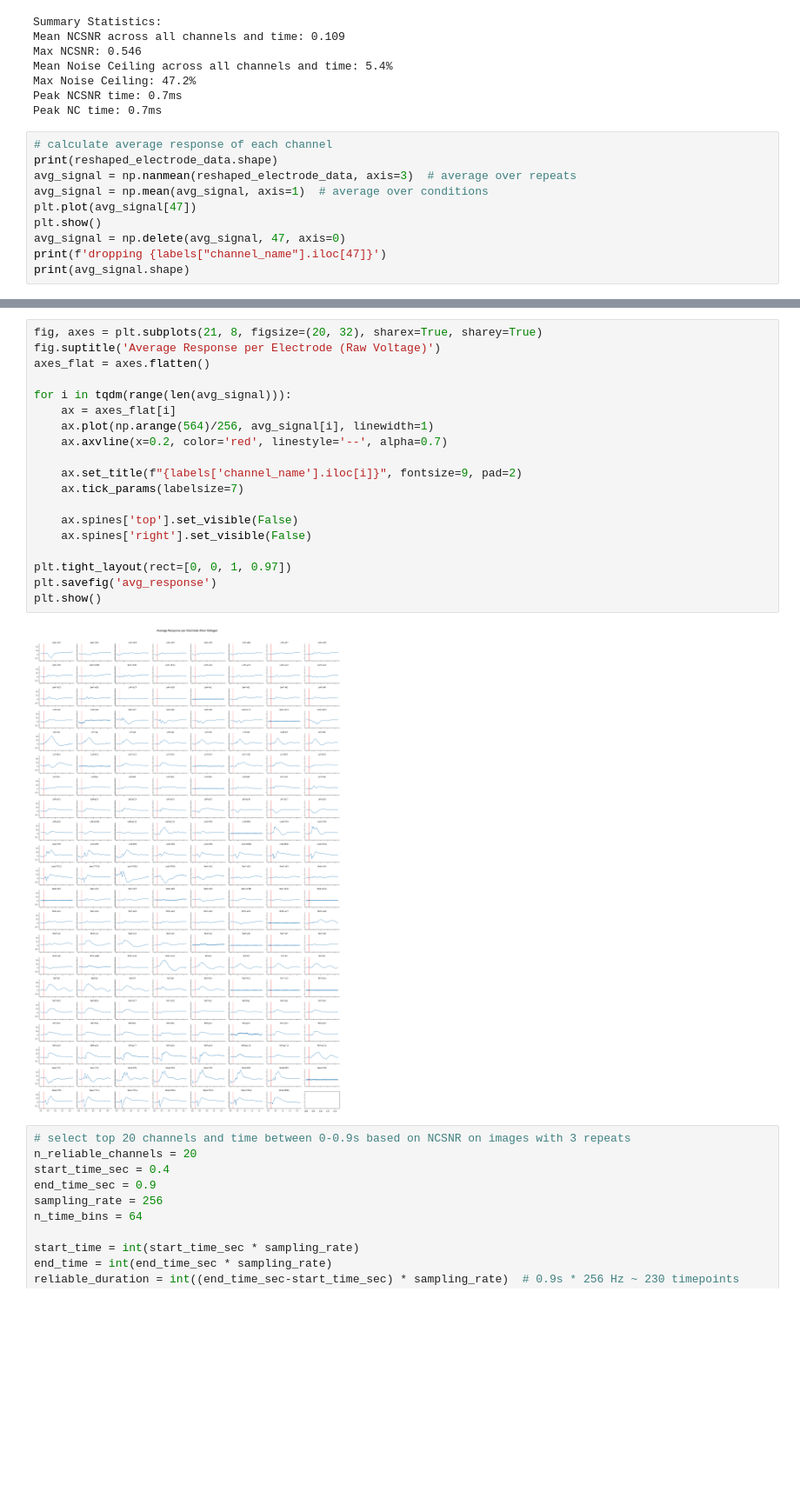
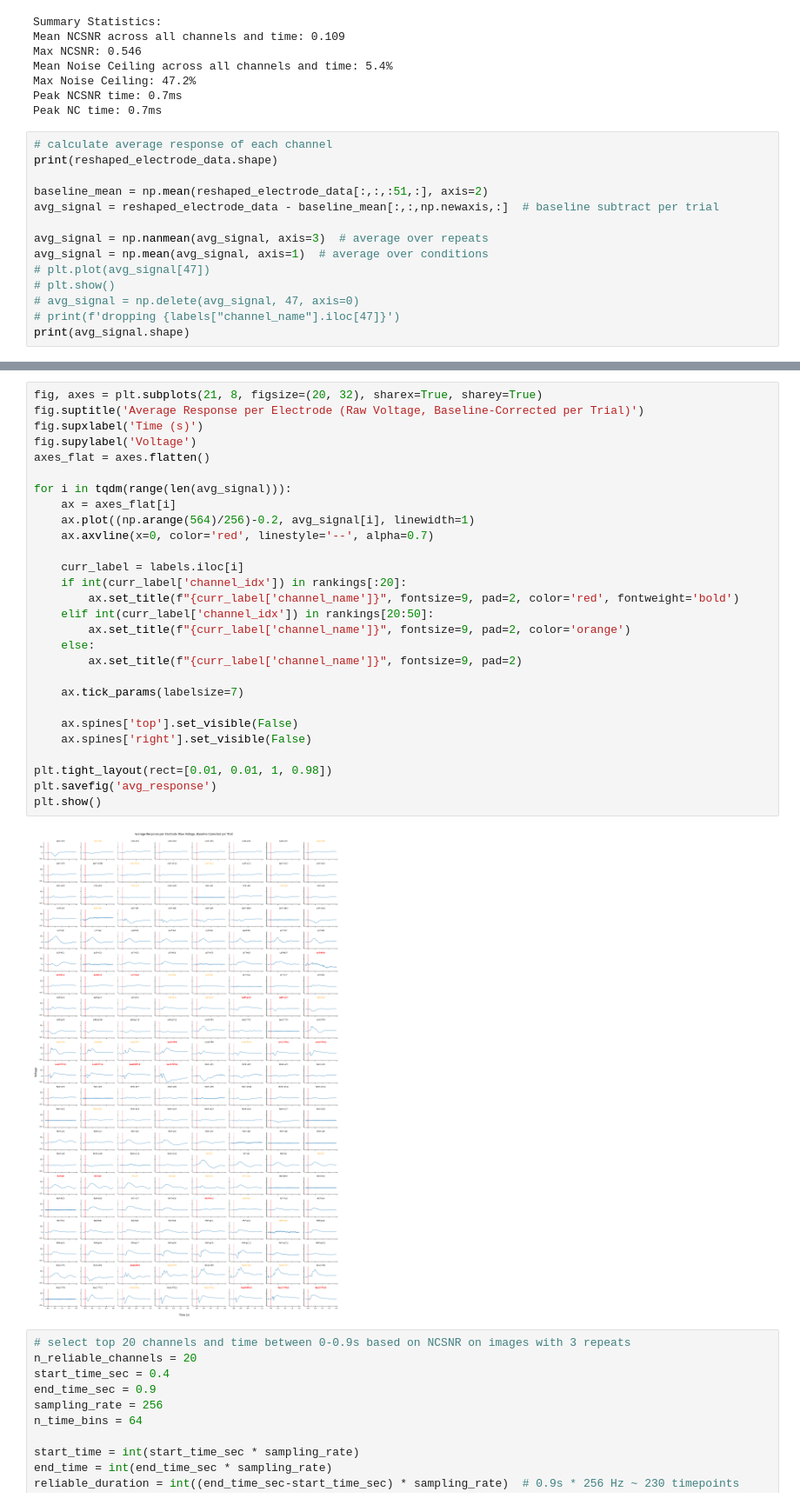
Before and after one commit to PrincetonCompMemLab/mindeye_ieeg, a Jupyter notebook: train.ipynb, the cells around one changed output, grey strips where cells are left out. Shown at 87% size. Drawn from its saved outputs; the diff is of its cells as text; blank space fills up the shorter version.

Commit message:
plot avg response of all electrodes, added baseline correction and mark top 50 by ncsnr

```diff
--- a/train.ipynb
+++ b/train.ipynb
@@ -477,12 +477,16 @@ Peak NC time: 0.7ms
 # %%
 # calculate average response of each channel
 print(reshaped_electrode_data.shape)
-avg_signal = np.nanmean(reshaped_electrode_data, axis=3)  # average over repeats
+
+baseline_mean = np.mean(reshaped_electrode_data[:,:,:51,:], axis=2)
+avg_signal = reshaped_electrode_data - baseline_mean[:,:,np.newaxis,:]  # baseline subtract per trial
+
+avg_signal = np.nanmean(avg_signal, axis=3)  # average over repeats
 avg_signal = np.mean(avg_signal, axis=1)  # average over conditions
-plt.plot(avg_signal[47])
-plt.show()
-avg_signal = np.delete(avg_signal, 47, axis=0)
-print(f'dropping {labels["channel_name"].iloc[47]}')
+# plt.plot(avg_signal[47])
+# plt.show()
+# avg_signal = np.delete(avg_signal, 47, axis=0)
+# print(f'dropping {labels["channel_name"].iloc[47]}')
 print(avg_signal.shape)
 # %% [output]
 (168, 2900, 564, 4)
@@ -492,24 +494,33 @@ dropping LsT-HC8
 # %%
 fig, axes = plt.subplots(21, 8, figsize=(20, 32), sharex=True, sharey=True)
-fig.suptitle('Average Response per Electrode (Raw Voltage)')
+fig.suptitle('Average Response per Electrode (Raw Voltage, Baseline-Corrected per Trial)')
+fig.supxlabel('Time (s)')
+fig.supylabel('Voltage')
 axes_flat = axes.flatten()
 
 for i in tqdm(range(len(avg_signal))):
     ax = axes_flat[i]
-    ax.plot(np.arange(564)/256, avg_signal[i], linewidth=1)
-    ax.axvline(x=0.2, color='red', linestyle='--', alpha=0.7)
+    ax.plot((np.arange(564)/256)-0.2, avg_signal[i], linewidth=1)
+    ax.axvline(x=0, color='red', linestyle='--', alpha=0.7)
 
-    ax.set_title(f"{labels['channel_name'].iloc[i]}", fontsize=9, pad=2)
+    curr_label = labels.iloc[i]
+    if int(curr_label['channel_idx']) in rankings[:20]:
+        ax.set_title(f"{curr_label['channel_name']}", fontsize=9, pad=2, color='red', fontweight='bold')
+    elif int(curr_label['channel_idx']) in rankings[20:50]:
+        ax.set_title(f"{curr_label['channel_name']}", fontsize=9, pad=2, color='orange')
+    else:
+        ax.set_title(f"{curr_label['channel_name']}", fontsize=9, pad=2)
+
     ax.tick_params(labelsize=7)
 
     ax.spines['top'].set_visible(False)
     ax.spines['right'].set_visible(False)
 
-plt.tight_layout(rect=[0, 0, 1, 0.97])
+plt.tight_layout(rect=[0.01, 0.01, 1, 0.98])
 plt.savefig('avg_response')
 plt.show()
 # %% [output]
-[figure, old version]
+[figure, new version]
 # %%
 # select top 20 channels and time between 0-0.9s based on NCSNR on images with 3 repeats
 n_reliable_channels = 20
```
Also changed, not shown: parts of 1 cell of this notebook, 1 other file.
